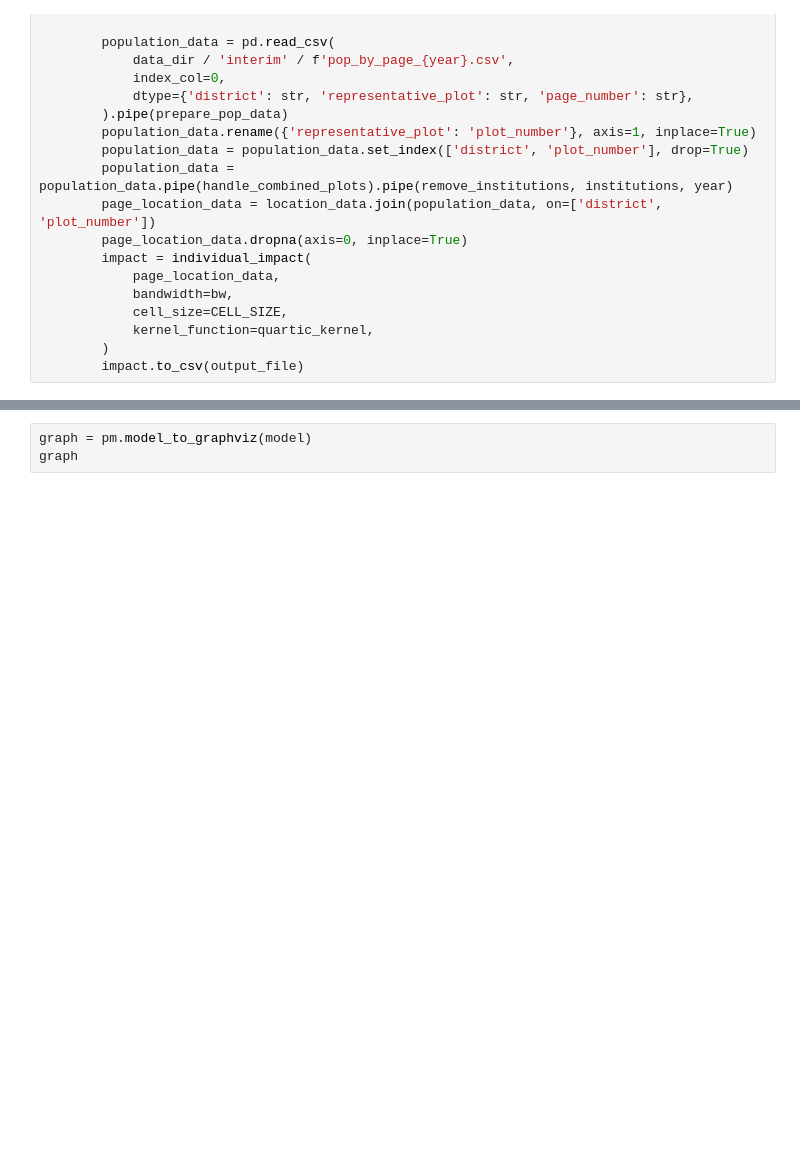
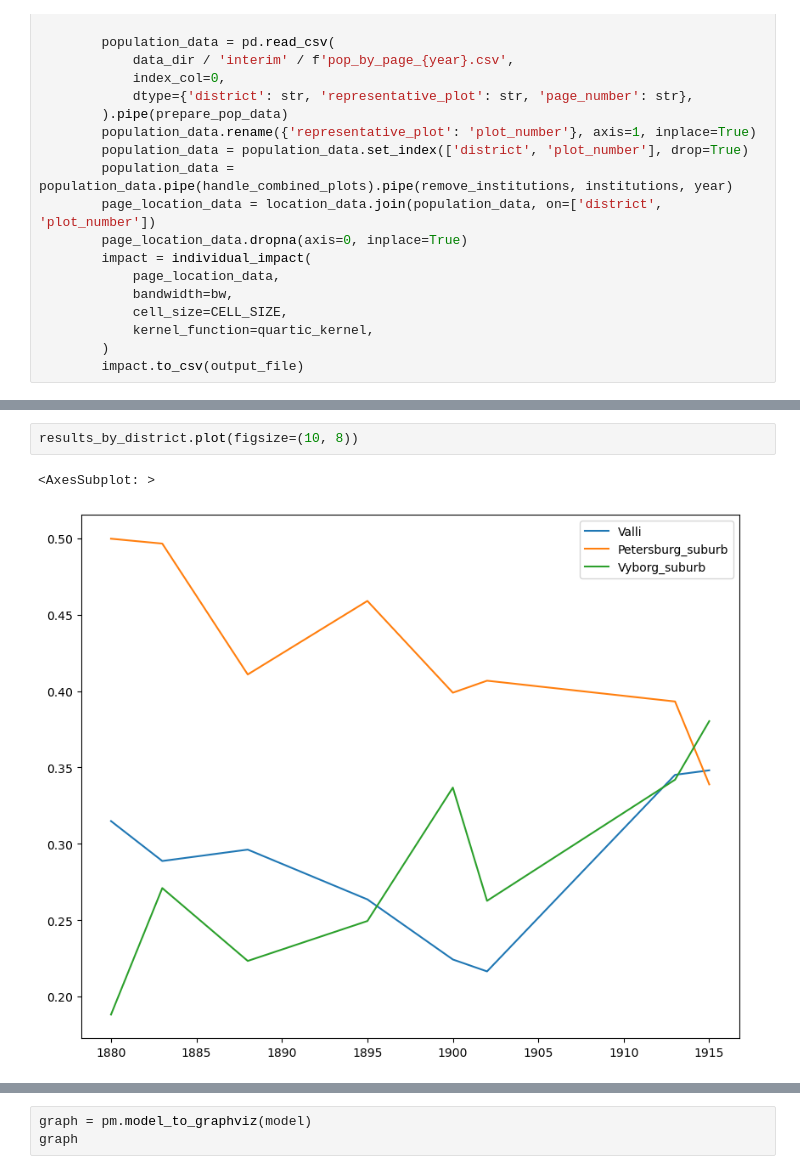
Before and after one commit to AnttiHaerkoenen/spatial_segregation, a Jupyter notebook: notebooks/segregation_change_1880-1920.ipynb, the cells around one changed output, grey strips where cells are left out. Drawn from its saved outputs; the diff is of its cells as text; blank space fills up the shorter version.

```diff
--- a/notebooks/segregation_change_1880-1920.ipynb
+++ b/notebooks/segregation_change_1880-1920.ipynb
@@ -406,3 +446,8 @@ Pietarin_esikaupunki 9               0.00625
+# %%
+results_by_district.plot(figsize=(10, 8))
+# %% [output]
+<AxesSubplot: >
+[figure, added]
 # %%
 import arviz as az
 import pymc as pm
```
Also changed, not shown: parts of 12 cells of this notebook, 14 other files.
